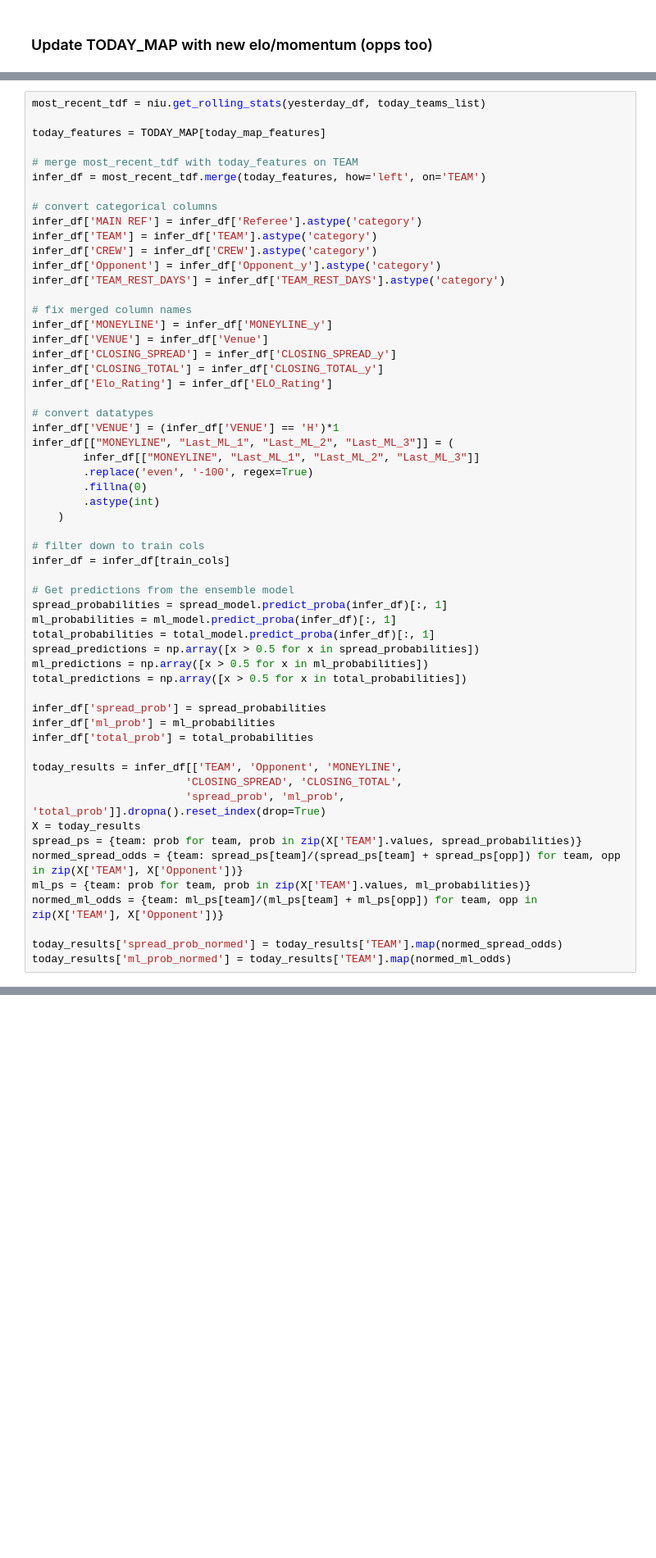
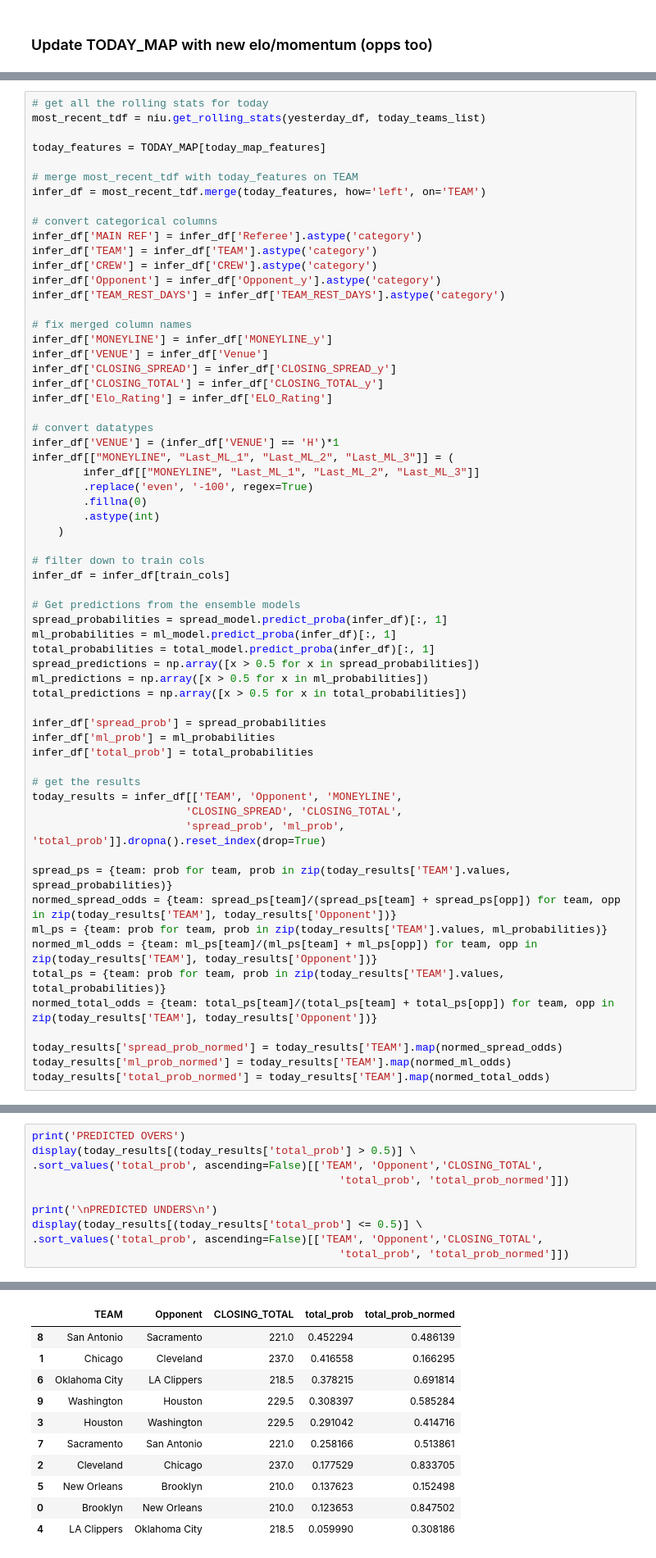
Before and after one commit to Croftc/nba_analytics, a Jupyter notebook: notebooks/nba_infer.ipynb, the cells around one changed output, grey strips where cells are left out. Shown at 82% size. Saved outputs shown, nothing was run; the diff lists cells and outputs as text; blank space fills up the shorter version.

```diff
--- a/notebooks/nba_infer.ipynb
+++ b/notebooks/nba_infer.ipynb
@@ -238,4 +232,5 @@ TODAY_MAP[['TEAM', 'Opponent', 'MONEYLINE', 'CLOSING_SPREAD', 'CLOSING_TOTAL']]
 # %%
+# get all the rolling stats for today
 most_recent_tdf = niu.get_rolling_stats(yesterday_df, today_teams_list)
 
 today_features = TODAY_MAP[today_map_features]
@@ -269,7 +264,7 @@ infer_df[["MONEYLINE", "Last_ML_1", "Last_ML_2", "Last_ML_3"]] = (
 # filter down to train cols
 infer_df = infer_df[train_cols]
 
-# Get predictions from the ensemble model
+# Get predictions from the ensemble models
 spread_probabilities = spread_model.predict_proba(infer_df)[:, 1]
 ml_probabilities = ml_model.predict_proba(infer_df)[:, 1]
 total_probabilities = total_model.predict_proba(infer_df)[:, 1]
@@ -281,14 +276,18 @@ infer_df['spread_prob'] = spread_probabilities
 infer_df['ml_prob'] = ml_probabilities
 infer_df['total_prob'] = total_probabilities
 
+# get the results
 today_results = infer_df[['TEAM', 'Opponent', 'MONEYLINE',
                         'CLOSING_SPREAD', 'CLOSING_TOTAL',
                         'spread_prob', 'ml_prob', 'total_prob']].dropna().reset_index(drop=True)
-X = today_results
-spread_ps = {team: prob for team, prob in zip(X['TEAM'].values, spread_probabilities)}
-normed_spread_odds = {team: spread_ps[team]/(spread_ps[team] + spread_ps[opp]) for team, opp in zip(X['TEAM'], X['Opponent'])}
-ml_ps = {team: prob for team, prob in zip(X['TEAM'].values, ml_probabilities)}
-normed_ml_odds = {team: ml_ps[team]/(ml_ps[team] + ml_ps[opp]) for team, opp in zip(X['TEAM'], X['Opponent'])}
+
+spread_ps = {team: prob for team, prob in zip(today_results['TEAM'].values, spread_probabilities)}
+normed_spread_odds = {team: spread_ps[team]/(spread_ps[team] + spread_ps[opp]) for team, opp in zip(today_results['TEAM'], today_results['Opponent'])}
+ml_ps = {team: prob for team, prob in zip(today_results['TEAM'].values, ml_probabilities)}
+normed_ml_odds = {team: ml_ps[team]/(ml_ps[team] + ml_ps[opp]) for team, opp in zip(today_results['TEAM'], today_results['Opponent'])}
+total_ps = {team: prob for team, prob in zip(today_results['TEAM'].values, total_probabilities)}
+normed_total_odds = {team: total_ps[team]/(total_ps[team] + total_ps[opp]) for team, opp in zip(today_results['TEAM'], today_results['Opponent'])}
 
 today_results['spread_prob_normed'] = today_results['TEAM'].map(normed_spread_odds)
 today_results['ml_prob_normed'] = today_results['TEAM'].map(normed_ml_odds)
+today_results['total_prob_normed'] = today_results['TEAM'].map(normed_total_odds)
@@ -337,0 +343,11 @@ ALL PREDICTED WINNERS
+# %%
+print('PREDICTED OVERS')
+display(today_results[(today_results['total_prob'] > 0.5)] \
+.sort_values('total_prob', ascending=False)[['TEAM', 'Opponent','CLOSING_TOTAL',
+                                                'total_prob', 'total_prob_normed']])
+
+print('\nPREDICTED UNDERS\n')
+display(today_results[(today_results['total_prob'] <= 0.5)] \
+.sort_values('total_prob', ascending=False)[['TEAM', 'Opponent','CLOSING_TOTAL',
+                                                'total_prob', 'total_prob_normed']])
+# %% [output]
@@ -337,0 +357,11 @@ ALL PREDICTED WINNERS
+|  | TEAM | Opponent | CLOSING_TOTAL | total_prob | total_prob_normed |
+| 8 | San Antonio | Sacramento | 221.0 | 0.452294 | 0.486139 |
+| 1 | Chicago | Cleveland | 237.0 | 0.416558 | 0.166295 |
+| 6 | Oklahoma City | LA Clippers | 218.5 | 0.378215 | 0.691814 |
+| 9 | Washington | Houston | 229.5 | 0.308397 | 0.585284 |
+| 3 | Houston | Washington | 229.5 | 0.291042 | 0.414716 |
+| 7 | Sacramento | San Antonio | 221.0 | 0.258166 | 0.513861 |
+| 2 | Cleveland | Chicago | 237.0 | 0.177529 | 0.833705 |
+| 5 | New Orleans | Brooklyn | 210.0 | 0.137623 | 0.152498 |
+| 0 | Brooklyn | New Orleans | 210.0 | 0.123653 | 0.847502 |
+| 4 | LA Clippers | Oklahoma City | 218.5 | 0.059990 | 0.308186 |
```
Also changed, not shown: parts of 6 cells of this notebook.
